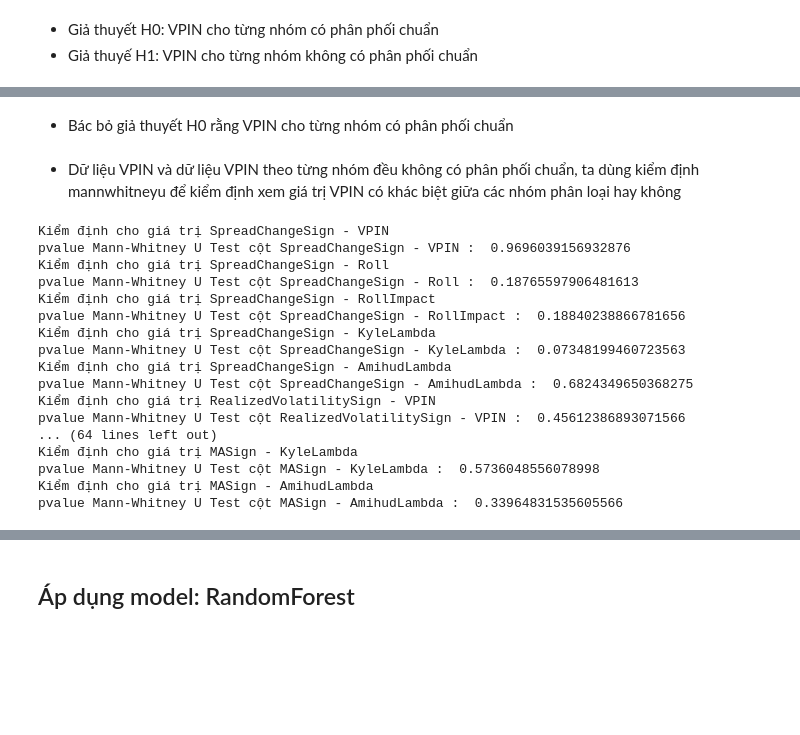
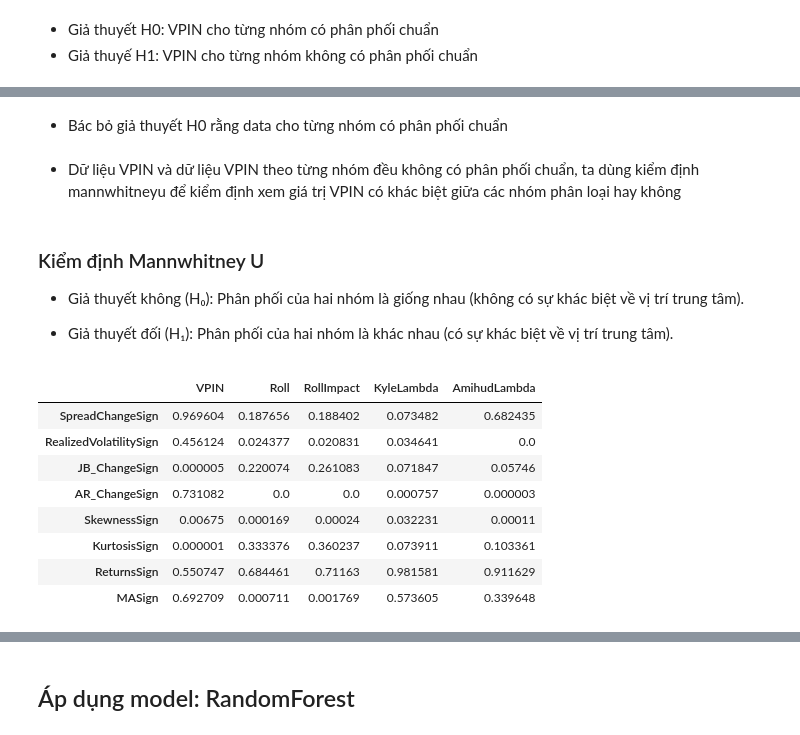
Before and after one commit to HoaPham119/thesis, a Jupyter notebook: code/binance_analysis.ipynb, the cells around one changed output, grey strips where cells are left out. Drawn from its saved outputs; the diff is of its cells as text; code cells hidden in the pictures; blank space fills up the shorter version.

```diff
--- a/code/binance_analysis.ipynb
+++ b/code/binance_analysis.ipynb
@@ -258,30 +267,28 @@ pvalue với MASign = -1 cho AmihudLambda:  3.211812968726227e-12
 # %% [markdown]
-- Bác bỏ giả thuyết H0 rằng VPIN cho từng nhóm có phân phối chuẩn
+- Bác bỏ giả thuyết H0 rằng data cho từng nhóm có phân phối chuẩn
 # %% [markdown]
 - Dữ liệu VPIN và dữ liệu VPIN theo từng nhóm đều không có phân phối chuẩn, ta dùng kiểm định mannwhitneyu để kiểm định xem  giá trị VPIN có khác biệt giữa các nhóm phân loại hay không
+# %% [markdown]
+### Kiểm định Mannwhitney U
+- Giả thuyết không (H₀): Phân phối của hai nhóm là giống nhau (không có sự khác biệt về vị trí trung tâm).
+
+- Giả thuyết đối (H₁): Phân phối của hai nhóm là khác nhau (có sự khác biệt về vị trí trung tâm).
 # %%
+pvalue_df = pd.DataFrame(index=target_cols, columns=lst_input)
 for col in target_cols:
     for col_in in lst_input:
-        print(f"Kiểm định cho giá trị {col} - {col_in}")
         gr1 = df.loc[df[col] == 1, col_in]
         gr2 = df.loc[df[col] == -1, col_in]
         stat, p = mannwhitneyu(gr1, gr2)
-        print(f"pvalue Mann-Whitney U Test cột {col} - {col_in} : ", p)
+        pvalue_df.loc[col, col_in] = p
+pvalue_df
 # %% [output]
-Kiểm định cho giá trị SpreadChangeSign - VPIN
-pvalue Mann-Whitney U Test cột SpreadChangeSign - VPIN :  0.9696039156932876
-Kiểm định cho giá trị SpreadChangeSign - Roll
-pvalue Mann-Whitney U Test cột SpreadChangeSign - Roll :  0.18765597906481613
-Kiểm định cho giá trị SpreadChangeSign - RollImpact
-pvalue Mann-Whitney U Test cột SpreadChangeSign - RollImpact :  0.18840238866781656
-Kiểm định cho giá trị SpreadChangeSign - KyleLambda
-pvalue Mann-Whitney U Test cột SpreadChangeSign - KyleLambda :  0.07348199460723563
-Kiểm định cho giá trị SpreadChangeSign - AmihudLambda
-pvalue Mann-Whitney U Test cột SpreadChangeSign - AmihudLambda :  0.6824349650368275
-Kiểm định cho giá trị RealizedVolatilitySign - VPIN
-pvalue Mann-Whitney U Test cột RealizedVolatilitySign - VPIN :  0.45612386893071566
-... (64 lines left out)
-Kiểm định cho giá trị MASign - KyleLambda
-pvalue Mann-Whitney U Test cột MASign - KyleLambda :  0.5736048556078998
-Kiểm định cho giá trị MASign - AmihudLambda
-pvalue Mann-Whitney U Test cột MASign - AmihudLambda :  0.33964831535605566
+|  | VPIN | Roll | RollImpact | KyleLambda | AmihudLambda |
+| SpreadChangeSign | 0.969604 | 0.187656 | 0.188402 | 0.073482 | 0.682435 |
+| RealizedVolatilitySign | 0.456124 | 0.024377 | 0.020831 | 0.034641 | 0.0 |
+| JB_ChangeSign | 0.000005 | 0.220074 | 0.261083 | 0.071847 | 0.05746 |
+| AR_ChangeSign | 0.731082 | 0.0 | 0.0 | 0.000757 | 0.000003 |
+| SkewnessSign | 0.00675 | 0.000169 | 0.00024 | 0.032231 | 0.00011 |
+| KurtosisSign | 0.000001 | 0.333376 | 0.360237 | 0.073911 | 0.103361 |
+| ReturnsSign | 0.550747 | 0.684461 | 0.71163 | 0.981581 | 0.911629 |
+| MASign | 0.692709 | 0.000711 | 0.001769 | 0.573605 | 0.339648 |
```
Also changed, not shown: parts of 6 cells of this notebook.
